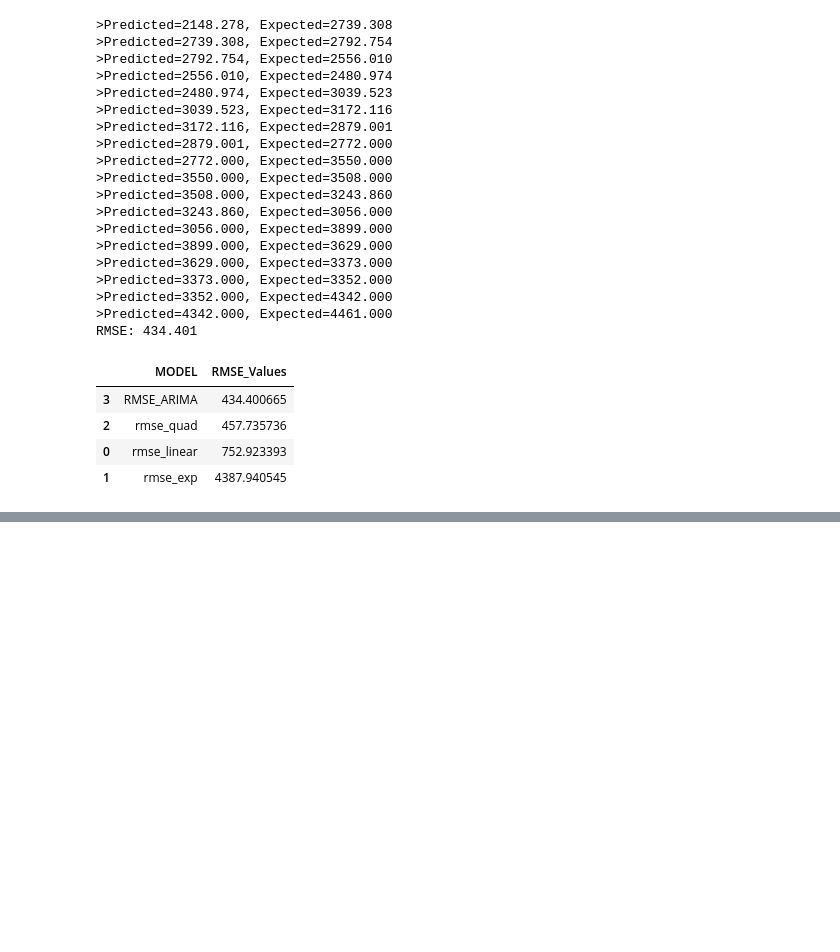
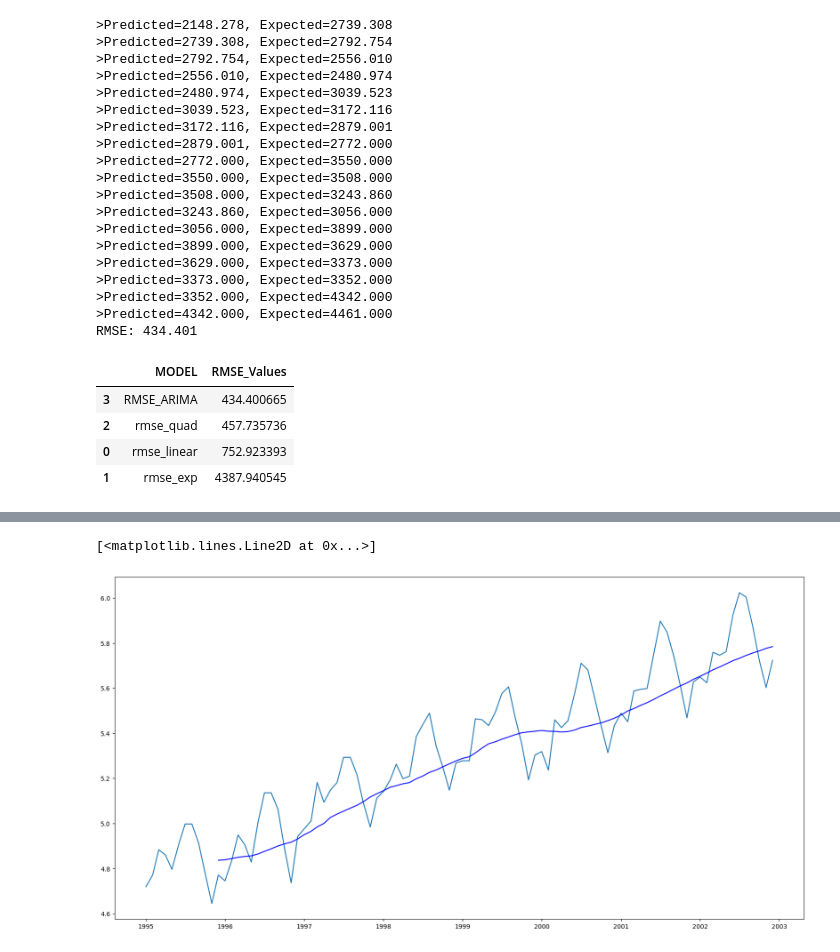
Before and after one commit to swanandiparnaik/DS_assignment, a Jupyter notebook: Forecasting_cocacola.ipynb, the cells around one changed output, grey strips where cells are left out. Drawn from its saved outputs; the diff is of its cells as text; code cells hidden in the pictures; blank space fills up the shorter version.

```diff
--- a/Forecasting_cocacola.ipynb
+++ b/Forecasting_cocacola.ipynb
@@ -330,0 +444,9 @@ table_rmse.sort_values(['RMSE_Values'])
+# %%
+plt.figure(figsize=(20,10))
+MAvg=data_log.rolling(window=12).mean()
+MStd=data_log.rolling(window=12).std()
+plt.plot(data_log)
+plt.plot(MAvg, color='blue')
+# %% [output]
+[<matplotlib.lines.Line2D at 0x...>]
+[figure, added]
```
Also changed, not shown: parts of 28 cells of this notebook.
